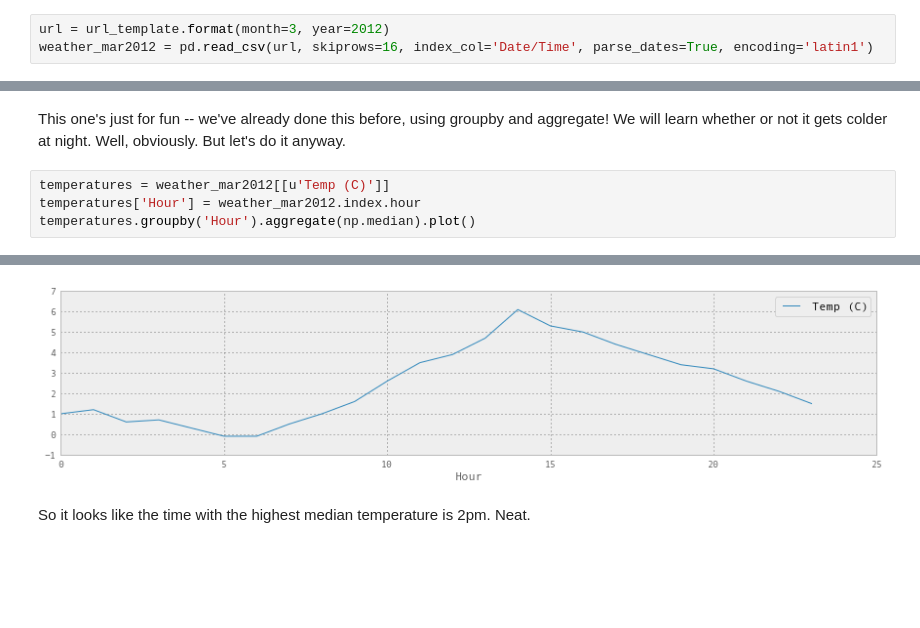
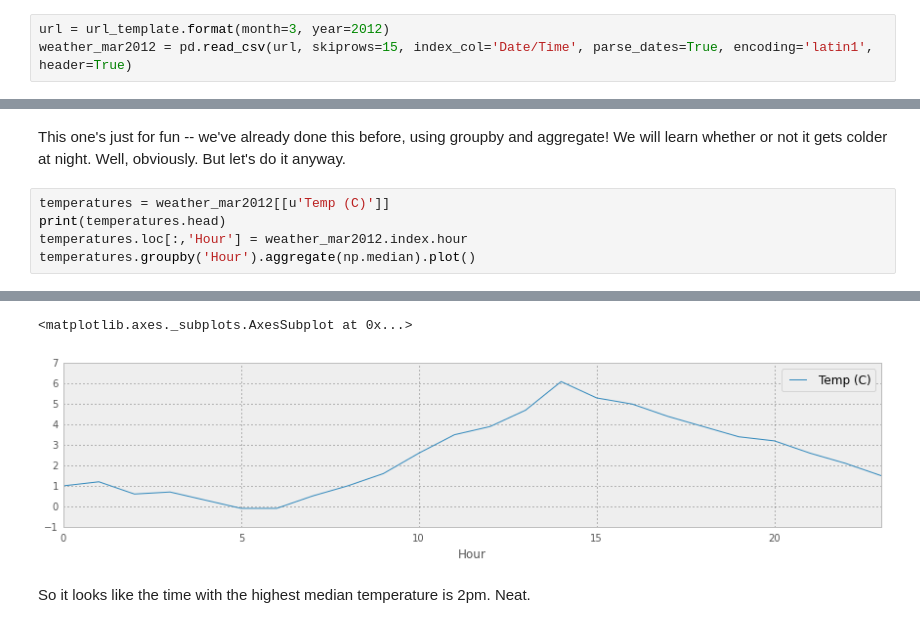
Before and after one commit to jvns/pandas-cookbook, a Jupyter notebook: cookbook/Chapter 5 - Combining dataframes and scraping Canadian weather data.ipynb, the cells around one changed output, grey strips where cells are left out. Cells and saved outputs as stored; diff of their text form; blank space fills up the shorter version.

```diff
--- a/cookbook/Chapter 5 - Combining dataframes and scraping Canadian weather data.ipynb
+++ b/cookbook/Chapter 5 - Combining dataframes and scraping Canadian weather data.ipynb
@@ -34,7 +34,7 @@ url_template = "http://climate.weather.gc.ca/climateData/bulkdata_e.html?format=
 To get the data for March 2013, we need to format it with `month=3, year=2012`.
 # %%
 url = url_template.format(month=3, year=2012)
-weather_mar2012 = pd.read_csv(url, skiprows=16, index_col='Date/Time', parse_dates=True, encoding='latin1')
+weather_mar2012 = pd.read_csv(url, skiprows=15, index_col='Date/Time', parse_dates=True, encoding='latin1', header=True)
 # %% [markdown]
 This is super great! We can just use the same `read_csv` function as before, and just give it a URL as a filename. Awesome.
 
@@ -124,6 +122,7 @@ Awesome! We now only have the relevant columns, and it's much more manageable.
 This one's just for fun -- we've already done this before, using groupby and aggregate! We will learn whether or not it gets colder at night. Well, obviously. But let's do it anyway.
 # %%
 temperatures = weather_mar2012[[u'Temp (C)']]
-temperatures['Hour'] = weather_mar2012.index.hour
+print(temperatures.head)
+temperatures.loc[:,'Hour'] = weather_mar2012.index.hour
 temperatures.groupby('Hour').aggregate(np.median).plot()
 # %% [output]
@@ -131,4 +146,5 @@ temperatures.groupby('Hour').aggregate(np.median).plot()
+<matplotlib.axes._subplots.AxesSubplot at 0x...>
-[figure, old version]
+[figure, new version]
 # %% [markdown]
 So it looks like the time with the highest median temperature is 2pm. Neat.
 # %% [markdown]
```
Also changed, not shown: parts of 9 cells of this notebook, 3 other files.
